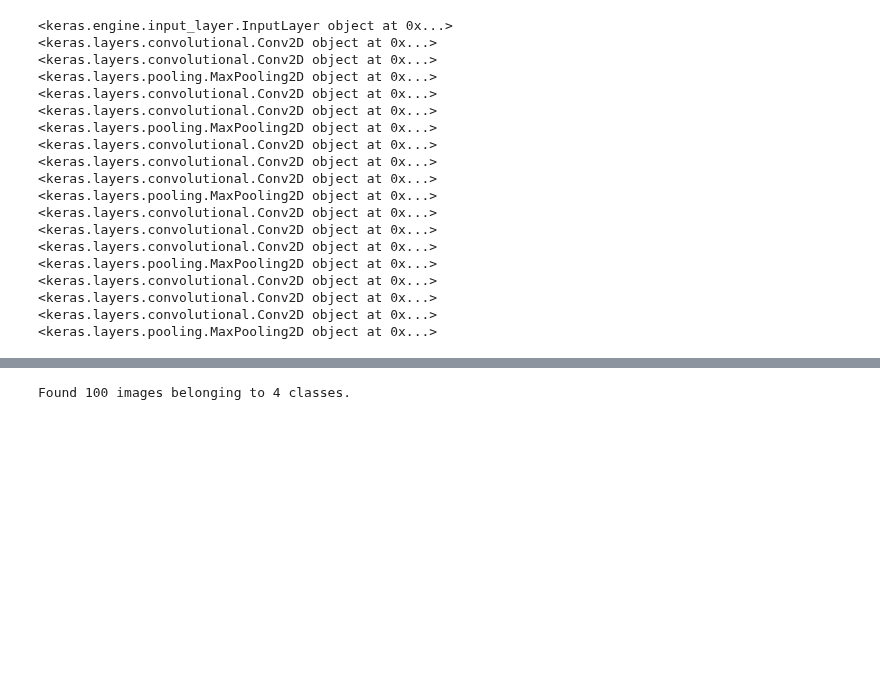
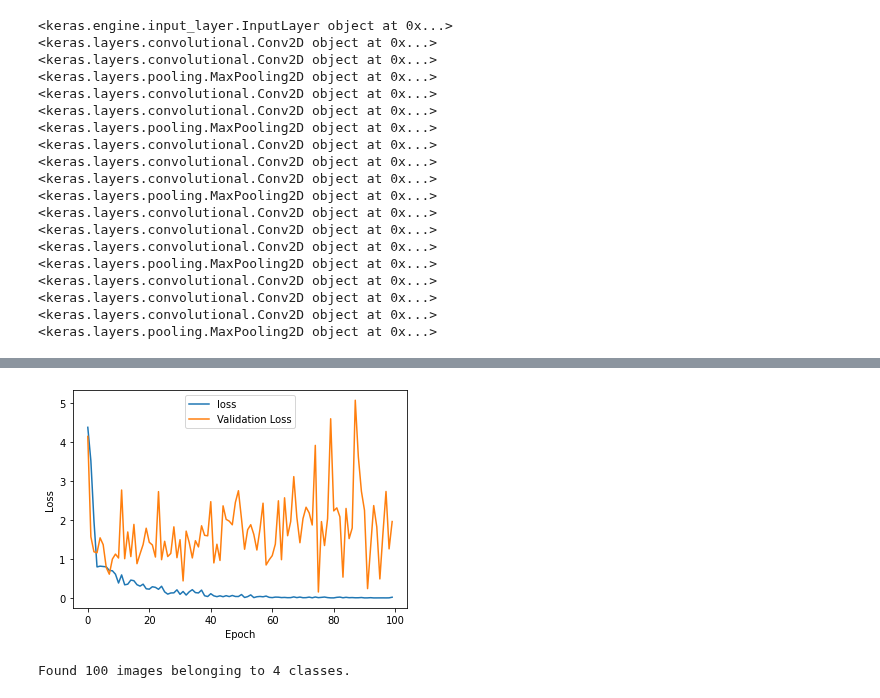
Before and after one commit to pranitha2144/Internship-iith, a Jupyter notebook: vgg16.ipynb, the cells around one changed output, grey strips where cells are left out. Drawn from its saved outputs; the diff is of its cells as text; code cells hidden in the pictures; blank space fills up the shorter version.

```diff
--- a/vgg16.ipynb
+++ b/vgg16.ipynb
@@ -134,3 +134,12 @@ plt.show()
+# %%
+plt.plot(hist.history['loss'])
+plt.plot(hist.history['val_loss'])
+plt.ylabel("Loss")
+plt.xlabel("Epoch")
+plt.legend(["loss","Validation Loss"])
+plt.show()
+# %% [output]
+[figure, added]
 # %%
 from keras.preprocessing.image import ImageDataGenerator
 from sklearn.metrics import classification_report, confusion_matrix
```
Also changed, not shown: parts of 11 cells of this notebook.
